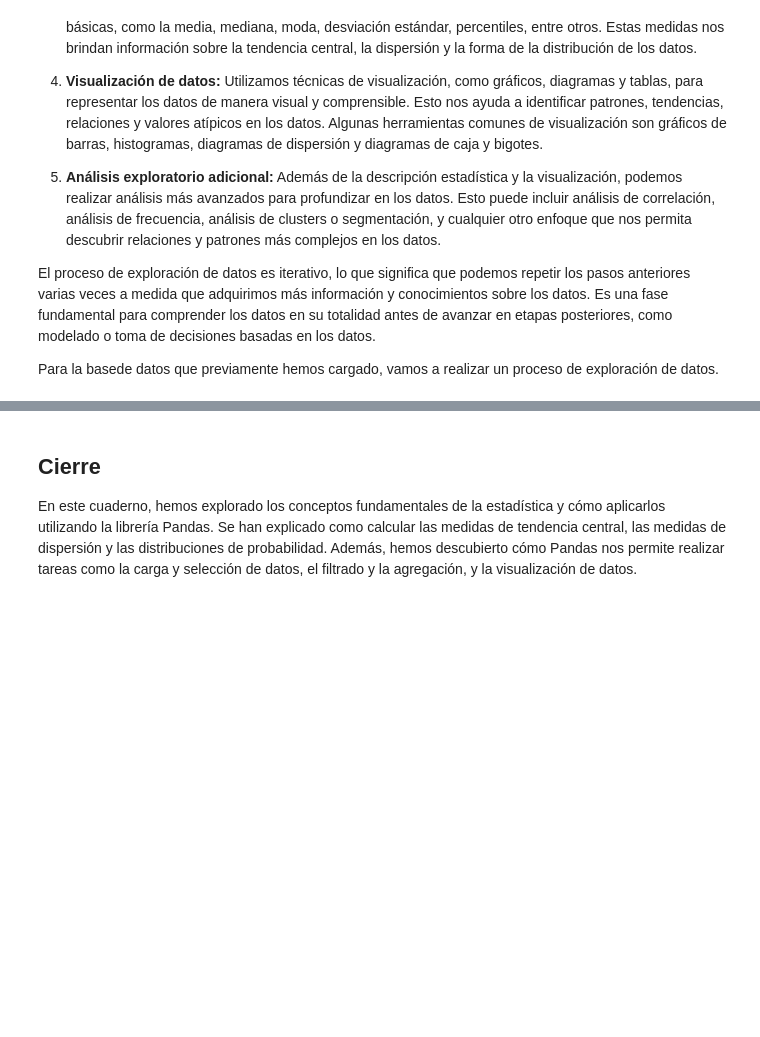
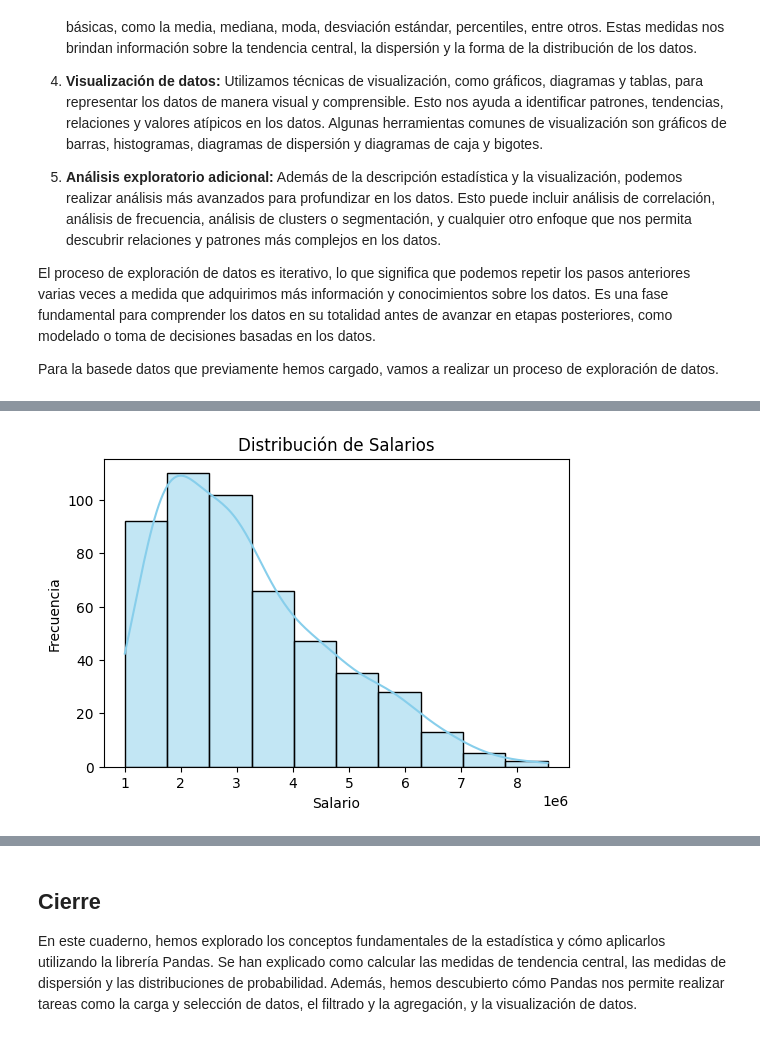
Before and after one commit to jazaineam1/Diplomado_ucentral_ME, a Jupyter notebook: Cuadernos/Introducción_a_la_Estadística_y_Exploración_de_Datos_con_Pandas.ipynb, the cells around one changed output, grey strips where cells are left out. Drawn from its saved outputs; the diff is of its cells as text; code cells hidden in the pictures; blank space fills up the shorter version.

```diff
--- a/Cuadernos/Introducción_a_la_Estadística_y_Exploración_de_Datos_con_Pandas.ipynb
+++ b/Cuadernos/Introducción_a_la_Estadística_y_Exploración_de_Datos_con_Pandas.ipynb
@@ -462,0 +380,4 @@ df.fillna(0)  # Rellena los valores faltantes con un valor específico
+# %%
+df=pd.read_csv("https://raw.githubusercontent.com/jazaineam1/Diplomado_ucentral_ME/refs/heads/main/Datos/datos_empleados.csv")
+
+df
@@ -462,0 +487,12 @@ df.fillna(0)  # Rellena los valores faltantes con un valor específico
+# %%
+import seaborn as sns
+import matplotlib.pyplot as plt
+
+plt.figure(figsize=(6,4))
+sns.histplot(df['salario'], bins=10, kde=True, color='skyblue', edgecolor='black')
+plt.title('Distribución de Salarios')
+plt.xlabel('Salario')
+plt.ylabel('Frecuencia')
+plt.show()
+# %% [output]
+[figure, added]
```
Also changed, not shown: parts of 65 cells of this notebook.
